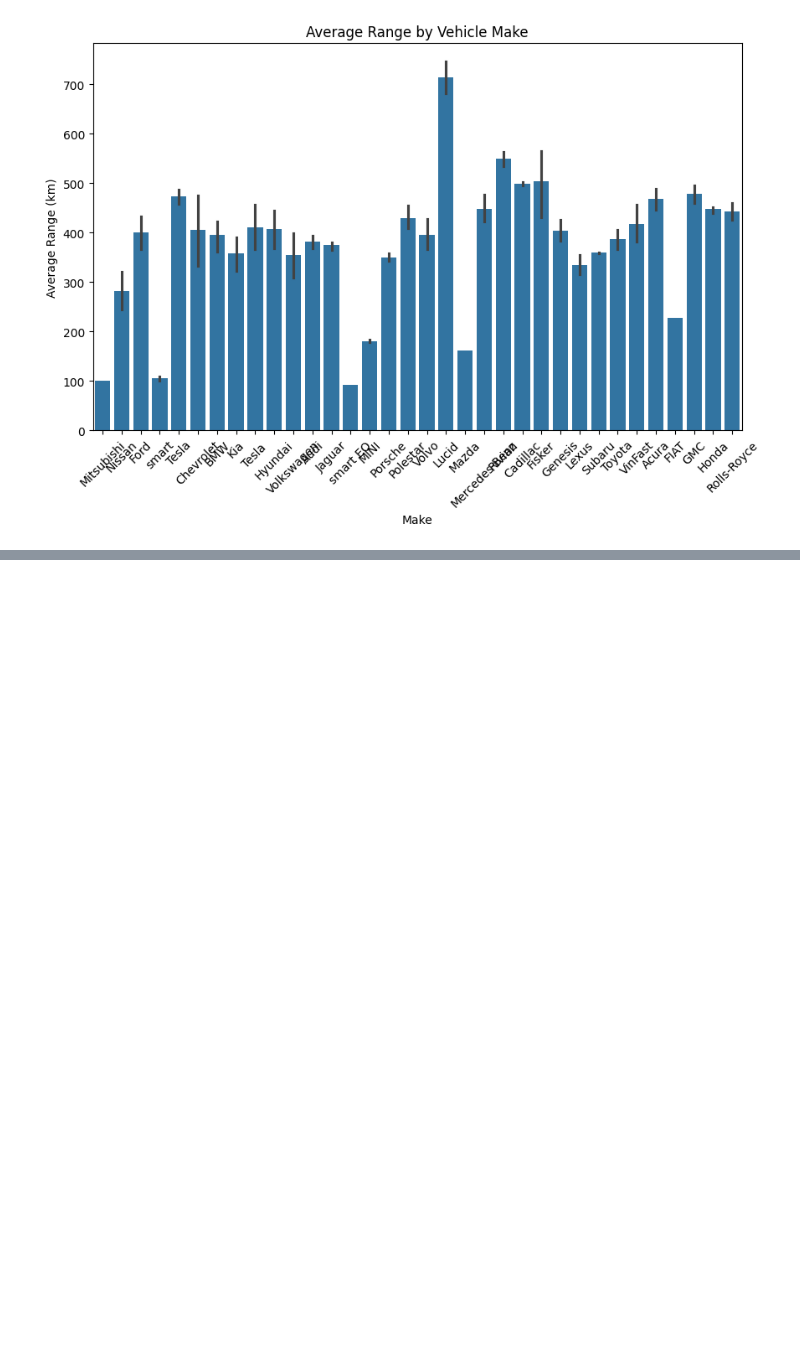
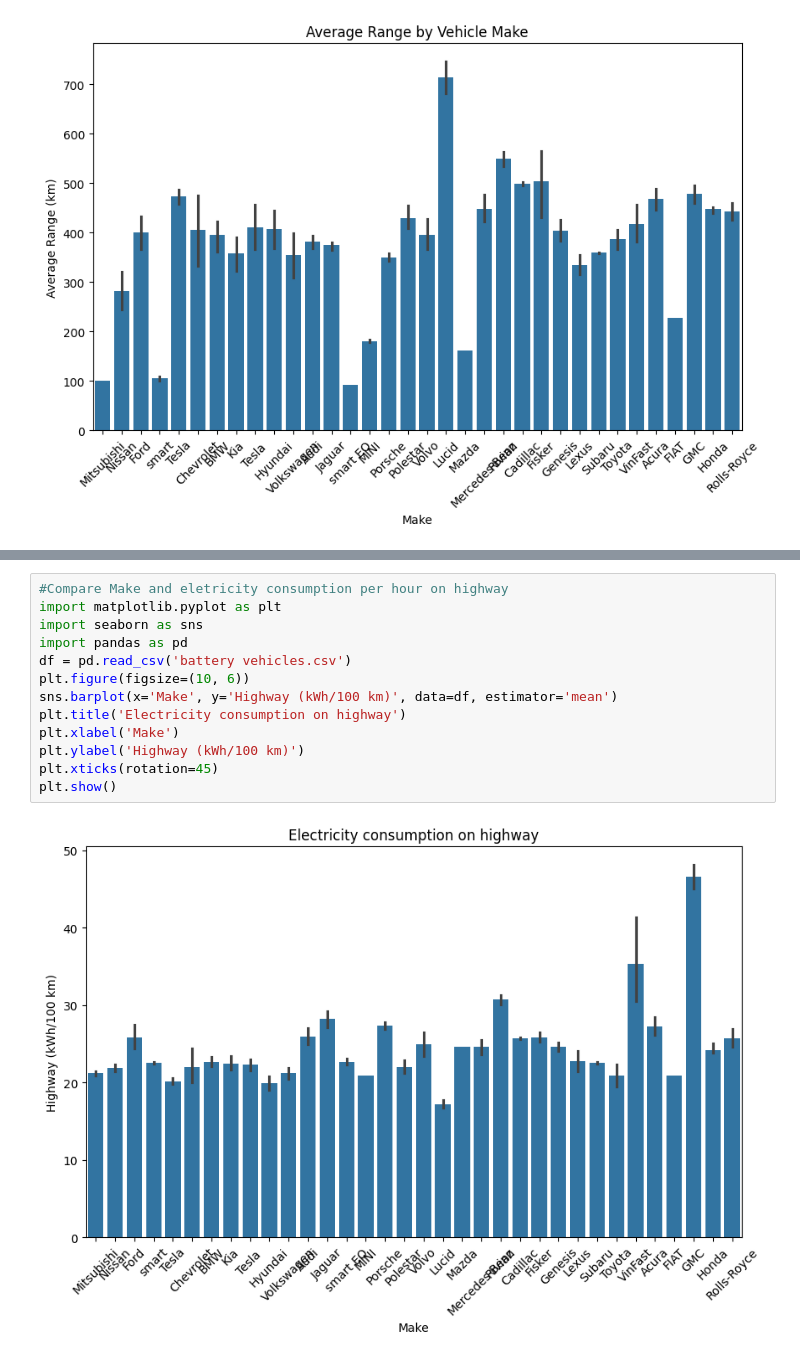
Before and after one commit to heersandhu/Insightfulbytes, a Jupyter notebook: Welcome_To_Colab.ipynb, the cells around one changed output, grey strips where cells are left out. Drawn from its saved outputs; the diff is of its cells as text; blank space fills up the shorter version.

```diff
--- a/Welcome_To_Colab.ipynb
+++ b/Welcome_To_Colab.ipynb
@@ -85,0 +101,15 @@ plt.show()
+# %%
+#Compare Make and eletricity consumption per hour on highway
+import matplotlib.pyplot as plt
+import seaborn as sns
+import pandas as pd
+df = pd.read_csv('battery vehicles.csv')
+plt.figure(figsize=(10, 6))
+sns.barplot(x='Make', y='Highway (kWh/100 km)', data=df, estimator='mean')
+plt.title('Electricity consumption on highway')
+plt.xlabel('Make')
+plt.ylabel('Highway (kWh/100 km)')
+plt.xticks(rotation=45)
+plt.show()
+# %% [output]
+[figure, added]
```
Also changed, not shown: parts of 2 cells of this notebook.
